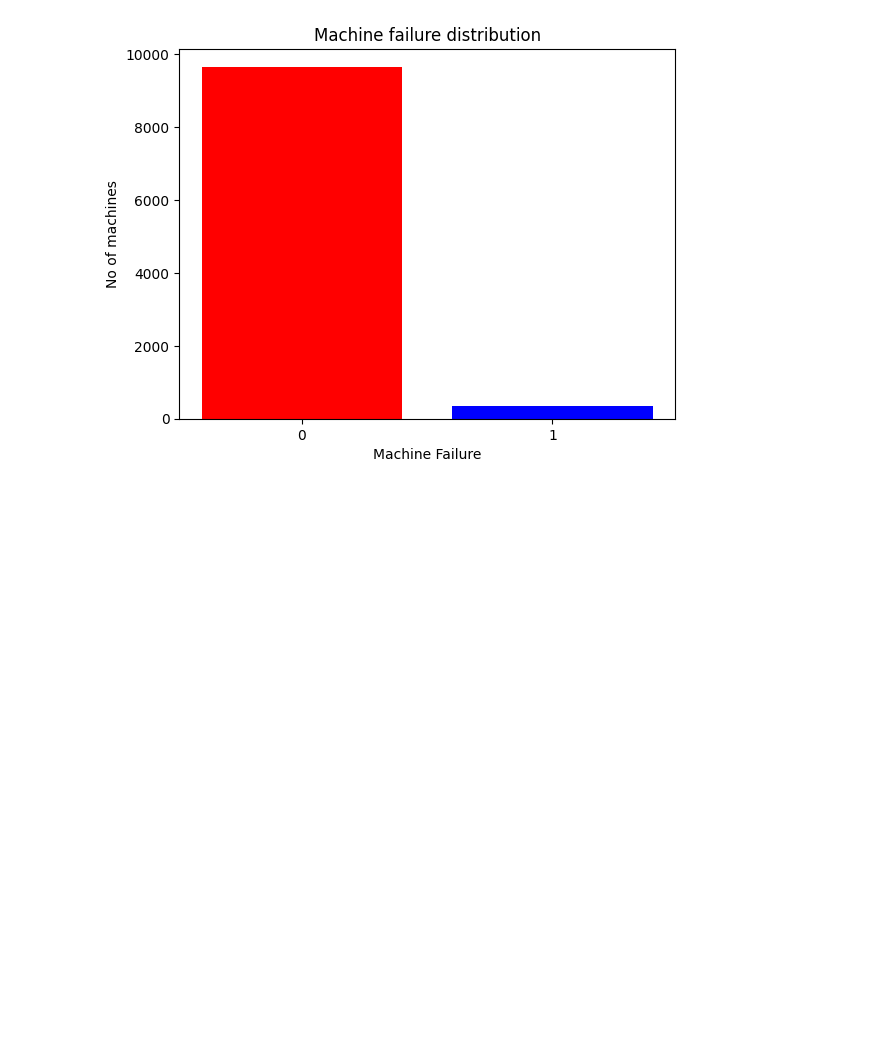
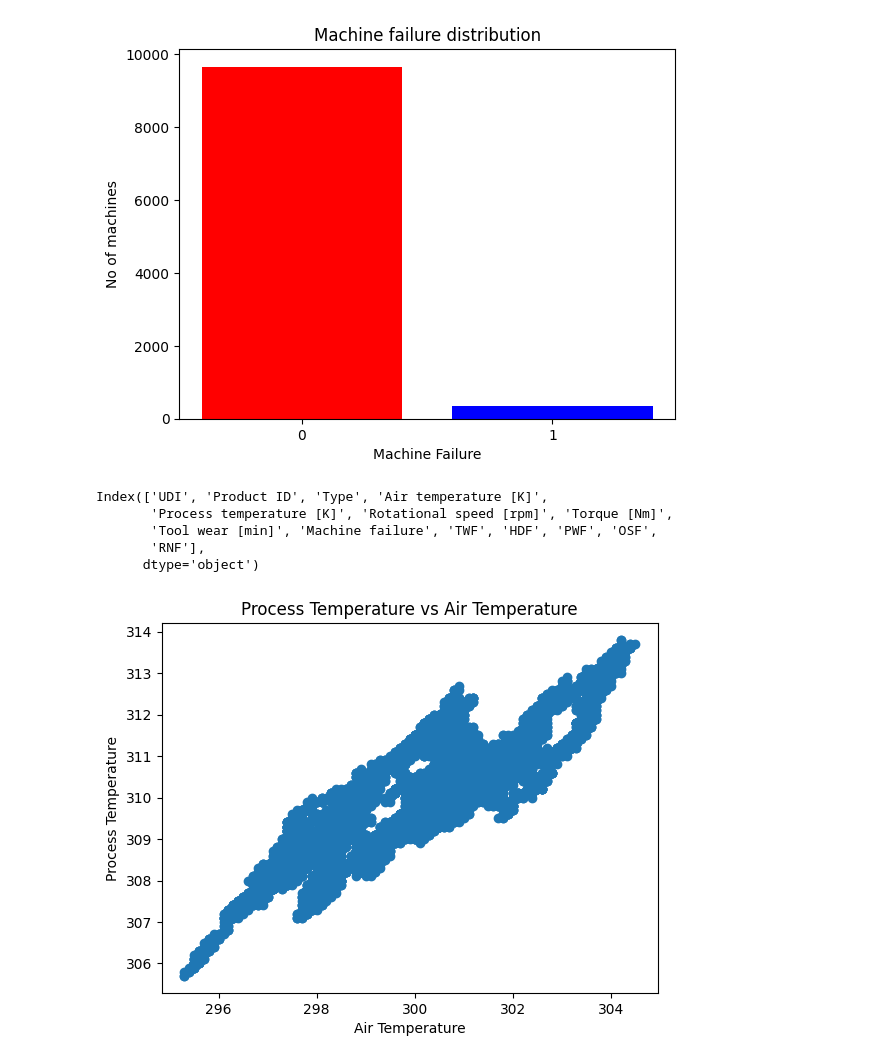
Before and after one commit to dpatil23/Grid-Intelligence-ML, a Jupyter notebook: Assignment_3_230343.ipynb, the cells around one changed output. Cells and saved outputs as stored; diff of their text form; code cells hidden in the pictures; blank space fills up the shorter version.

```diff
--- a/Assignment_3_230343.ipynb
+++ b/Assignment_3_230343.ipynb
@@ -63,3 +64,19 @@ plt.title('Machine failure distribution')
 plt.show()
 # %% [output]
 [figure]
+# %%
+data.columns
+# %% [output]
+Index(['UDI', 'Product ID', 'Type', 'Air temperature [K]',
+       'Process temperature [K]', 'Rotational speed [rpm]', 'Torque [Nm]',
+       'Tool wear [min]', 'Machine failure', 'TWF', 'HDF', 'PWF', 'OSF',
+       'RNF'],
+      dtype='object')
+# %%
+plt.scatter(data['Air temperature [K]'],data['Process temperature [K]'])
+plt.xlabel('Air Temperature')
+plt.ylabel('Process Temperature')
+plt.title('Process Temperature vs Air Temperature')
+plt.show()
+# %% [output]
+[figure, added]
```
Also changed, not shown: parts of 7 cells of this notebook.
